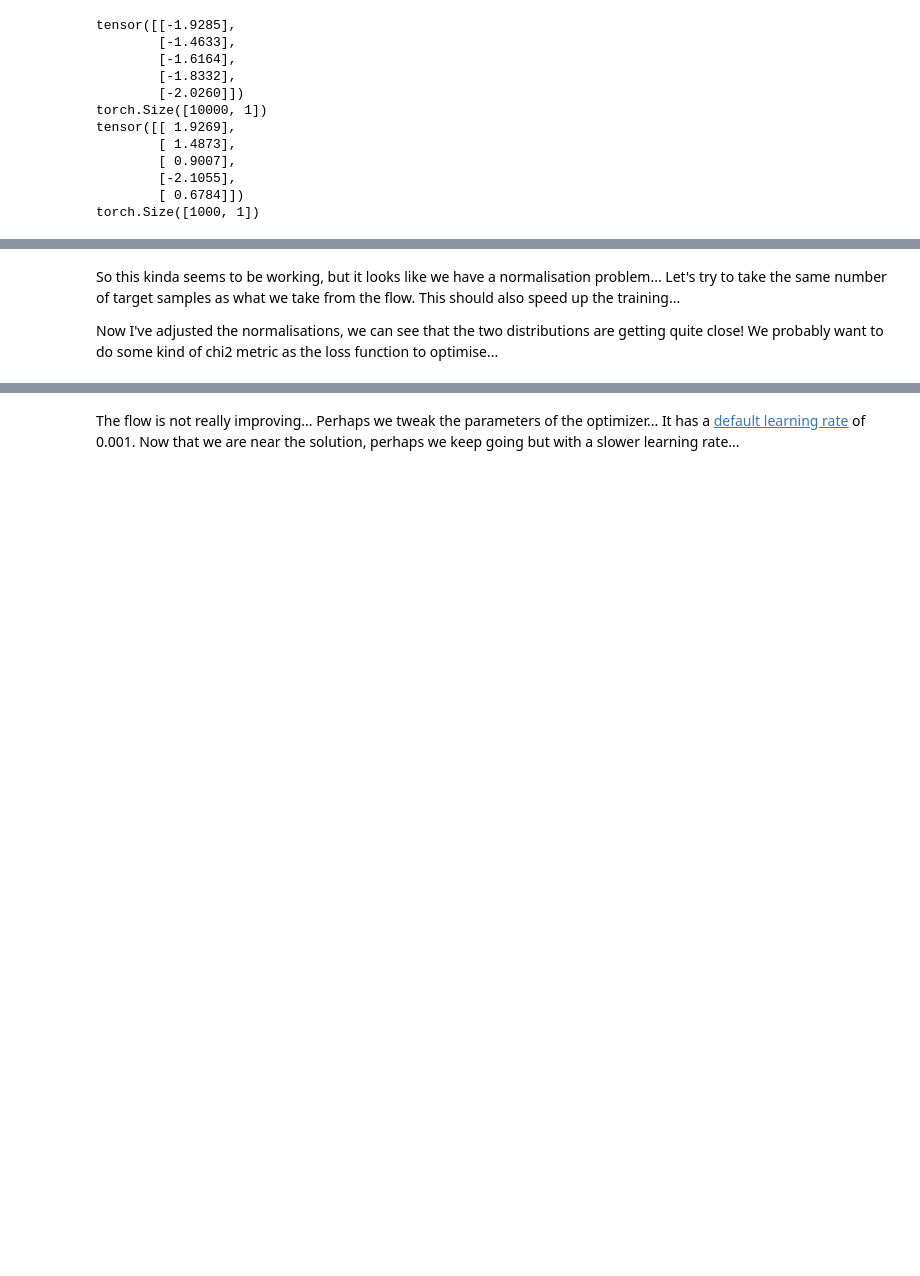
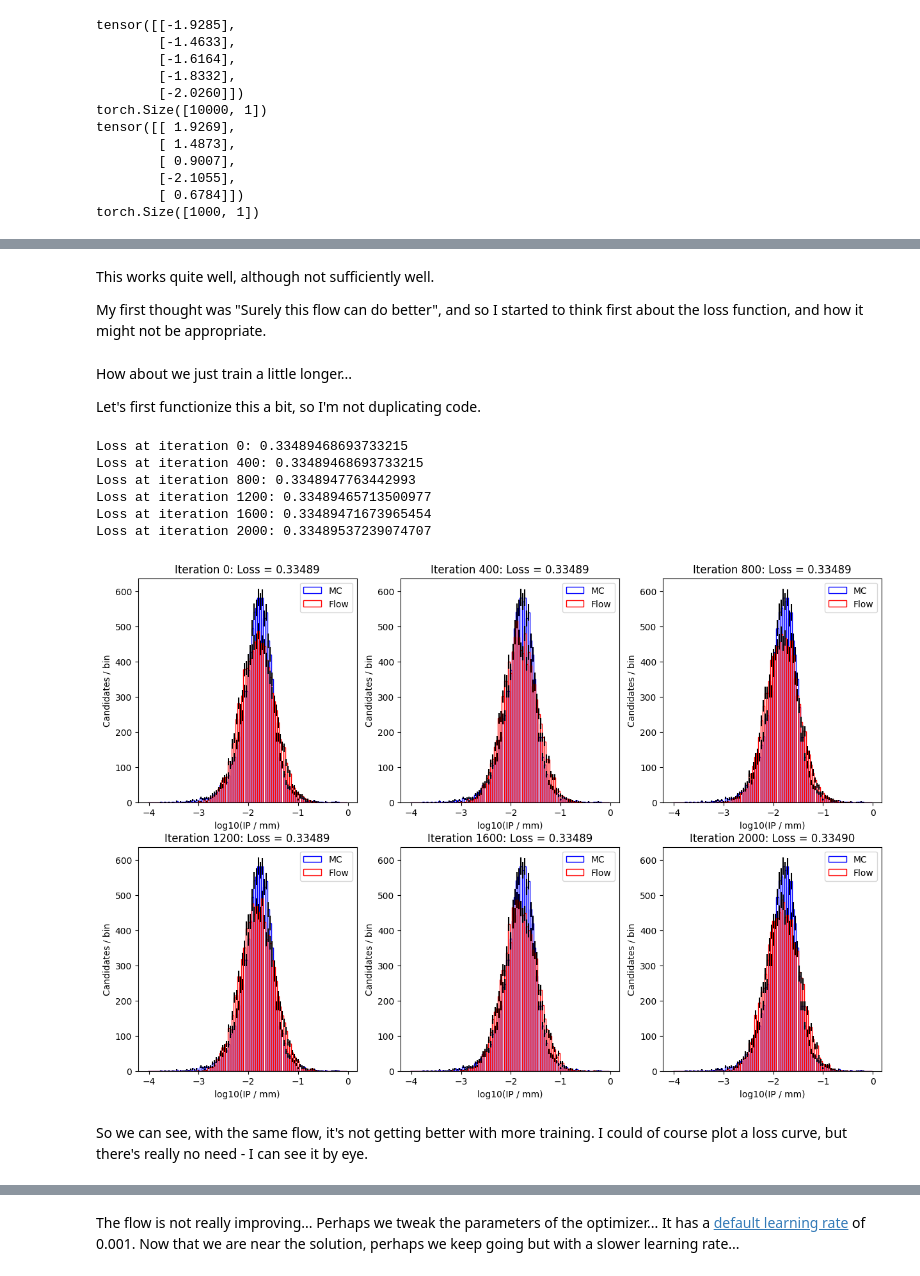
Before and after one commit to rjhunter999/ip-calibration-with-nflows, a Jupyter notebook: scripts/flow_to_lhcb_ip_sim.ipynb, the cells around one changed output, grey strips where cells are left out. Saved outputs shown, nothing was run; the diff lists cells and outputs as text; code cells hidden in the pictures; blank space fills up the shorter version.

```diff
--- a/scripts/flow_to_lhcb_ip_sim.ipynb
+++ b/scripts/flow_to_lhcb_ip_sim.ipynb
@@ -189,9 +191,58 @@ Loss at iteration 800: 0.33489465713500977
 [figure]
-# %% [markdown]
-So this kinda seems to be working, but it looks like we have a normalisation problem...
-Let's try to take the same number of target samples as what we take from the flow.
-This should also speed up the training...
-
-Now I've adjusted the normalisations, we can see that the two distributions are getting quite close!
-We probably want to do some kind of chi2 metric as the loss function to optimise...
+# %% [markdown]
+This works quite well, although not sufficiently well.
+
+My first thought was "Surely this flow can do better", and so I started to think first about the loss function, and how it might not be appropriate.
+# %% [markdown]
+How about we just train a little longer...
+
+Let's first functionize this a bit, so I'm not duplicating code.
+# %%
+def train_flow(flow, optimizer, target_data, n_iter, xrange=(-4, 0)):
+    binning = dict(bins=100, range=xrange)
+
+    # Setup the plot
+    fig, ax = plt.subplots(2, 3, figsize=(15, 10))
+    ax = ax.flatten()
+    i_fig = 0
+    # Plot the target
+    hist_target, bins = np.histogram(target_data, **binning)
+
+    # Start training and adding to the plot periodically
+    for i in range(n_iter+1):
+        optimizer.zero_grad()
+        loss = -flow.log_prob(inputs=target_data).mean()
+        loss.backward()
+        optimizer.step()
+        ### Testing the thing
+        with torch.inference_mode():
+            if i % (n_iter/5) == 0:
+                print(f"Loss at iteration {i}: {loss}")
+                ax[i_fig].set_title(f"Iteration {i}: Loss = {loss:.5f}")
+                ax[i_fig].bar(x=bins[:-1], height=hist_target, yerr=np.sqrt(hist_target), width=bins[1] - bins[0], label='MC', fill=False, edgecolor='blue')
+                ax[i_fig].set_xlabel('log10(IP / mm)')
+                ax[i_fig].set_ylabel('Candidates / bin')
+
+                # Sample from the flow and plot the histogram
+                samples = flow.sample(N_SAMPLES)
+                pred_hist, bins = np.histogram(samples, **binning)
+                ax[i_fig].bar(x=bins[:-1], height=pred_hist, yerr=np.sqrt(pred_hist), width=bins[1] - bins[0], label='Flow', fill=False, edgecolor='red')
+
+                ax[i_fig].legend()
+
+                i_fig+=1
+
+    plt.show()
+# %%
+train_flow(flow, optimizer, sim_log10_ip_tensor, 2000)
+# %% [output]
+Loss at iteration 0: 0.33489468693733215
+Loss at iteration 400: 0.33489468693733215
+Loss at iteration 800: 0.3348947763442993
+Loss at iteration 1200: 0.33489465713500977
+Loss at iteration 1600: 0.33489471673965454
+Loss at iteration 2000: 0.33489537239074707
+[figure, added]
+# %% [markdown]
+So we can see, with the same flow, it's not getting better with more training. I could of course plot a loss curve, but there's really no need - I can see it by eye.
 # %% [markdown]
```
Also changed, not shown: parts of 37 cells of this notebook.
